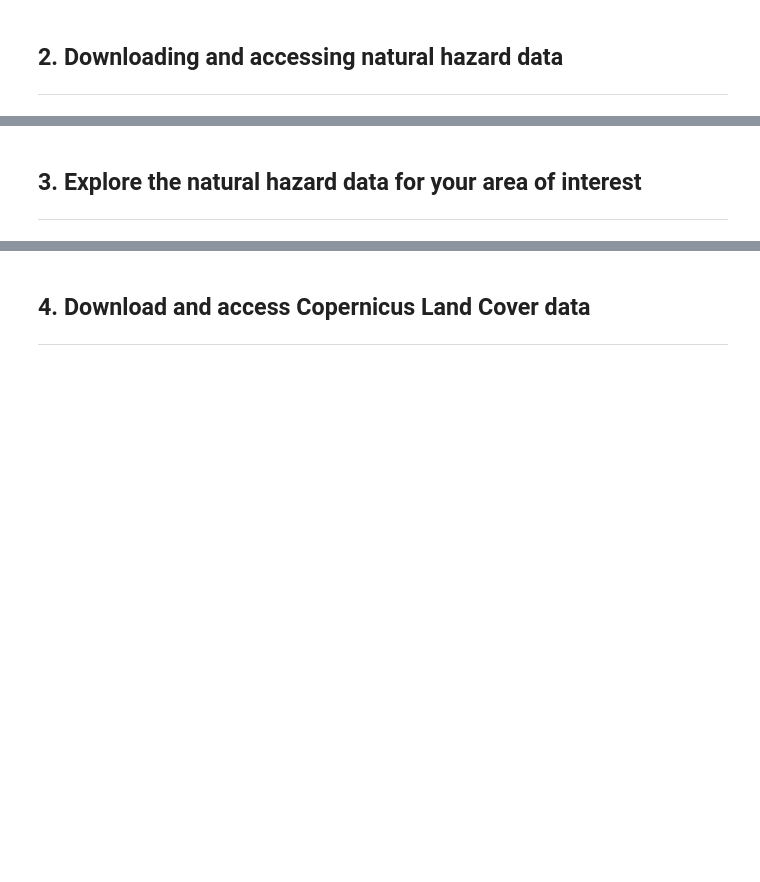
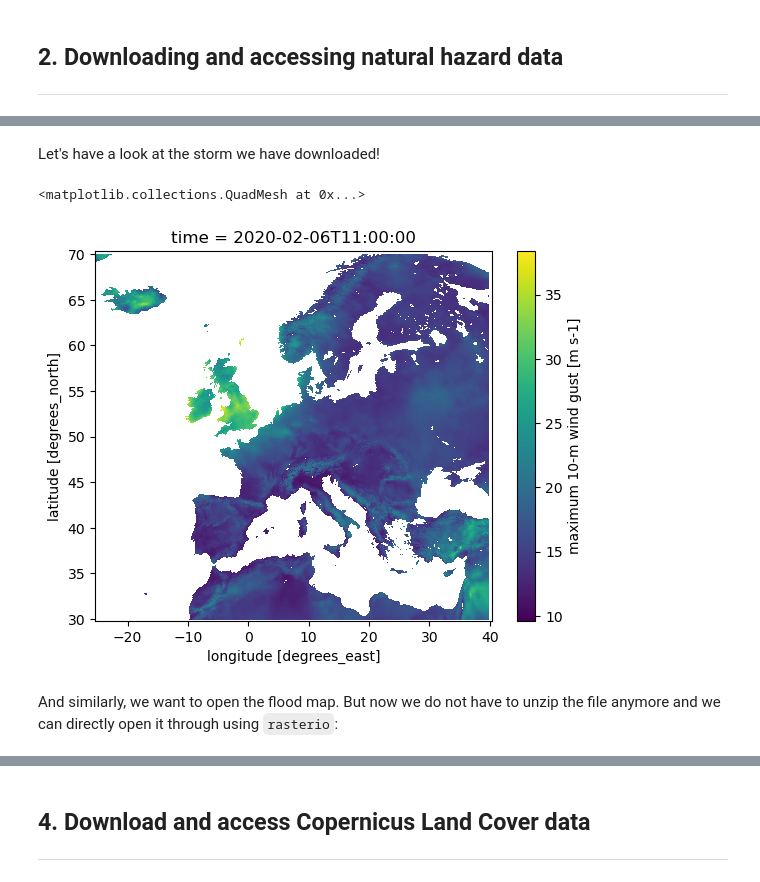
Before and after one commit to ElcoK/BigData_AED, a Jupyter notebook: _sources/week4/tutorial2.ipynb, the cells around one changed output, grey strips where cells are left out. Drawn from its saved outputs; the diff is of its cells as text; code cells hidden in the pictures; blank space fills up the shorter version.

```diff
--- a/_sources/week4/tutorial2.ipynb
+++ b/_sources/week4/tutorial2.ipynb
@@ -106,5 +134,9 @@ Result(content_length=15087991,content_type=application/zip,location=https://dow
 # %%
-with ZipFile('download.zip') as zf:
-    for file in zf.namelist():
-        with zf.open(file) as f:
-            ds_disk = xr.open_dataset(f)
+with ZipFile('Ciara.zip') as zf:
+
+    # Let's get the filename first
+    file = zf.namelist()[0]
+
+    # And now we can open and select the file within Python
+    with zf.open(file) as f:
+        ds_disk = xr.open_dataset(f)
@@ -121,3 +142,0 @@ area = ox.geocode_to_gdf(place_name)
-# %% [markdown]
-## 3. Explore the natural hazard data for your area of interest
-<hr>
@@ -125,0 +143,9 @@ zd
+# %% [markdown]
+Let's have a look at the storm we have downloaded!
+# %%
+ds_disk['max_wind_gust'].plot()
+# %% [output]
+<matplotlib.collections.QuadMesh at 0x...>
+[figure, added]
+# %% [markdown]
+And similarly, we want to open the flood map. But now we do not have to unzip the file anymore and we can directly open it through using `rasterio`:
```
Also changed, not shown: parts of 19 cells of this notebook, 14 other files.
